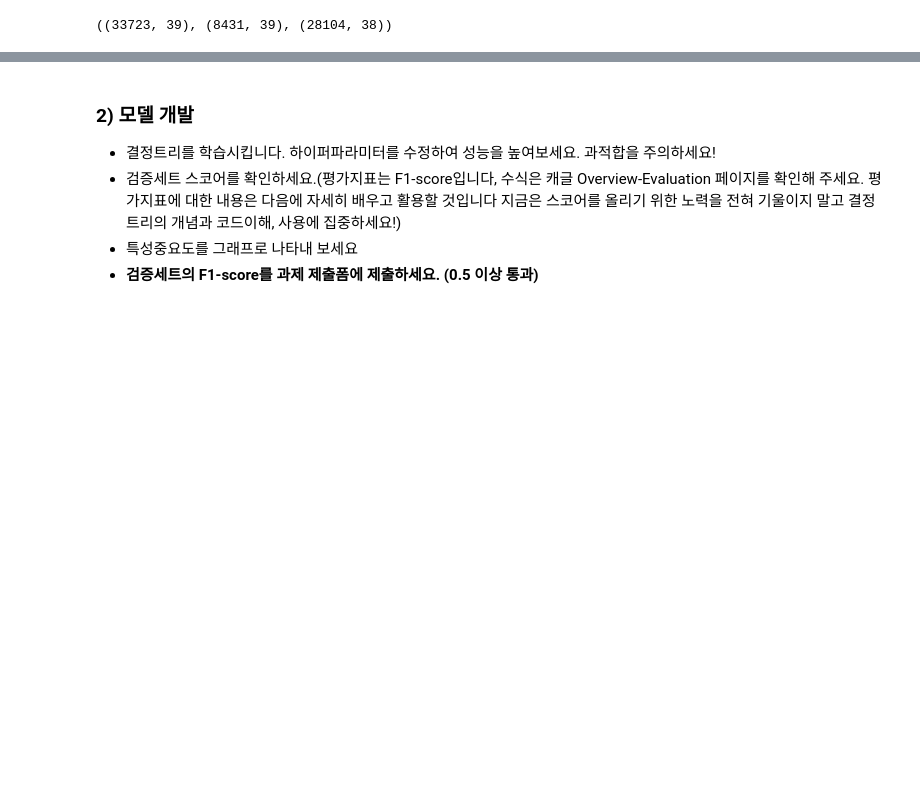
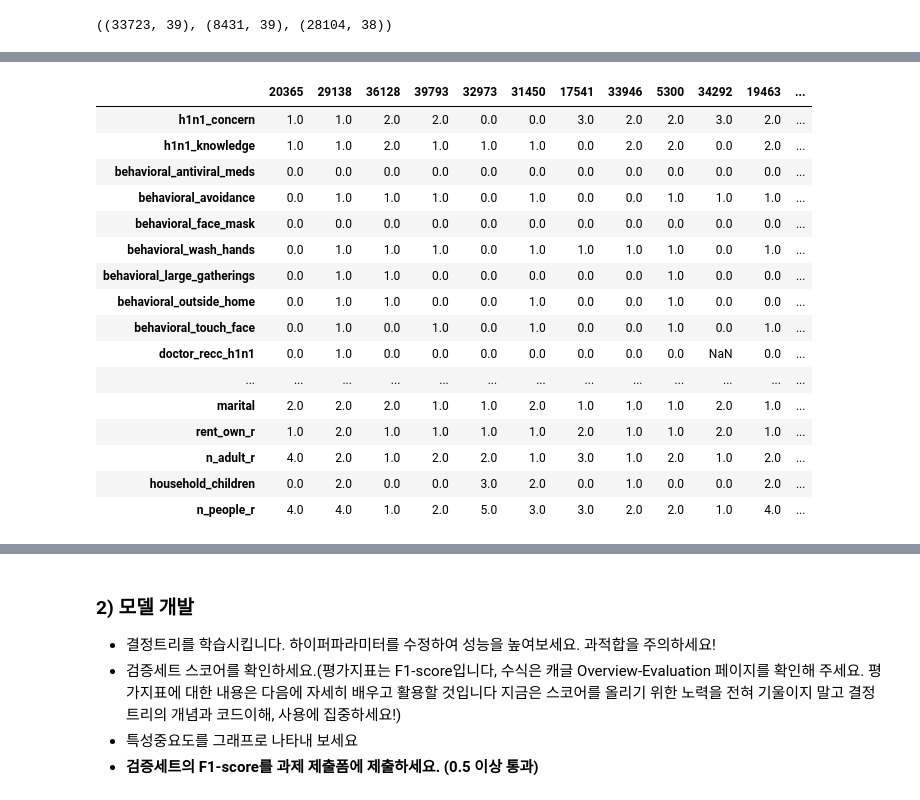
Before and after one commit to hiswordsini/AI_Bootcamp_Project, a Jupyter notebook: n221-decision-trees/n221a-decision-trees.ipynb, the cells around one changed output, grey strips where cells are left out. Drawn from its saved outputs; the diff is of its cells as text; code cells hidden in the pictures; blank space fills up the shorter version.

```diff
--- a/n221-decision-trees/n221a-decision-trees.ipynb
+++ b/n221-decision-trees/n221a-decision-trees.ipynb
@@ -96,3 +60,23 @@ profile = ProfileReport(train, minimal=True).to_notebook_iframe()
 profile
 # %% [output]
 [interactive output not drawn]
+# %%
+train.select_dtypes('float').head(20).T
+# %% [output]
+|  | 20365 | 29138 | 36128 | 39793 | 32973 | 31450 | 17541 | 33946 | 5300 | 34292 | 19463 | ... |
+| h1n1_concern | 1.0 | 1.0 | 2.0 | 2.0 | 0.0 | 0.0 | 3.0 | 2.0 | 2.0 | 3.0 | 2.0 | ... |
+| h1n1_knowledge | 1.0 | 1.0 | 2.0 | 1.0 | 1.0 | 1.0 | 0.0 | 2.0 | 2.0 | 0.0 | 2.0 | ... |
+| behavioral_antiviral_meds | 0.0 | 0.0 | 0.0 | 0.0 | 0.0 | 0.0 | 0.0 | 0.0 | 0.0 | 0.0 | 0.0 | ... |
+| behavioral_avoidance | 0.0 | 1.0 | 1.0 | 1.0 | 0.0 | 1.0 | 0.0 | 0.0 | 1.0 | 1.0 | 1.0 | ... |
+| behavioral_face_mask | 0.0 | 0.0 | 0.0 | 0.0 | 0.0 | 0.0 | 0.0 | 0.0 | 0.0 | 0.0 | 0.0 | ... |
+| behavioral_wash_hands | 0.0 | 1.0 | 1.0 | 1.0 | 0.0 | 1.0 | 1.0 | 1.0 | 1.0 | 0.0 | 1.0 | ... |
+| behavioral_large_gatherings | 0.0 | 1.0 | 1.0 | 0.0 | 0.0 | 0.0 | 0.0 | 0.0 | 1.0 | 0.0 | 0.0 | ... |
+| behavioral_outside_home | 0.0 | 1.0 | 1.0 | 0.0 | 0.0 | 1.0 | 0.0 | 0.0 | 1.0 | 0.0 | 0.0 | ... |
+| behavioral_touch_face | 0.0 | 1.0 | 0.0 | 1.0 | 0.0 | 1.0 | 0.0 | 0.0 | 1.0 | 0.0 | 1.0 | ... |
+| doctor_recc_h1n1 | 0.0 | 1.0 | 0.0 | 0.0 | 0.0 | 0.0 | 0.0 | 0.0 | 0.0 | NaN | 0.0 | ... |
+| ... | ... | ... | ... | ... | ... | ... | ... | ... | ... | ... | ... | ... |
+| marital | 2.0 | 2.0 | 2.0 | 1.0 | 1.0 | 2.0 | 1.0 | 1.0 | 1.0 | 2.0 | 1.0 | ... |
+| rent_own_r | 1.0 | 2.0 | 1.0 | 1.0 | 1.0 | 1.0 | 2.0 | 1.0 | 1.0 | 2.0 | 1.0 | ... |
+| n_adult_r | 4.0 | 2.0 | 1.0 | 2.0 | 2.0 | 1.0 | 3.0 | 1.0 | 2.0 | 1.0 | 2.0 | ... |
+| household_children | 0.0 | 2.0 | 0.0 | 0.0 | 3.0 | 2.0 | 0.0 | 1.0 | 0.0 | 0.0 | 2.0 | ... |
+| n_people_r | 4.0 | 4.0 | 1.0 | 2.0 | 5.0 | 3.0 | 3.0 | 2.0 | 2.0 | 1.0 | 4.0 | ... |
```
Also changed, not shown: parts of 9 cells of this notebook.
